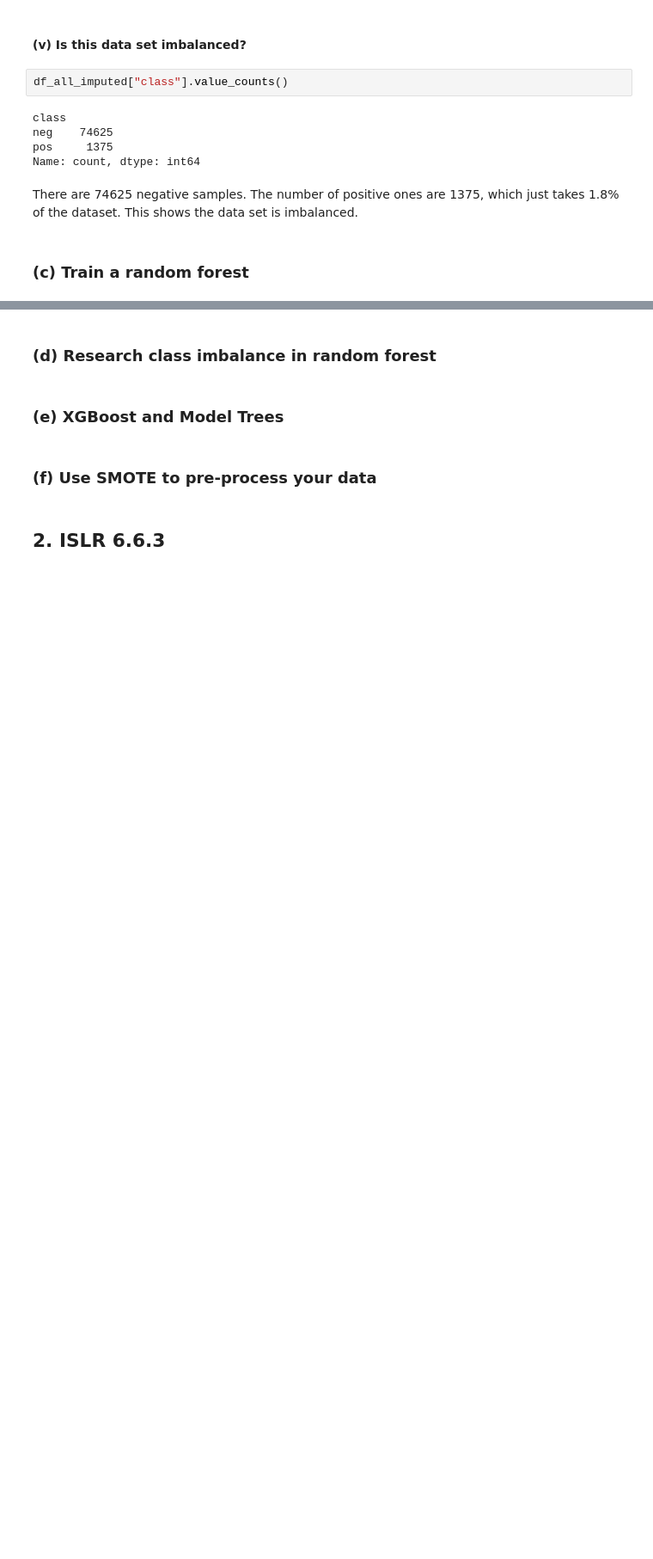
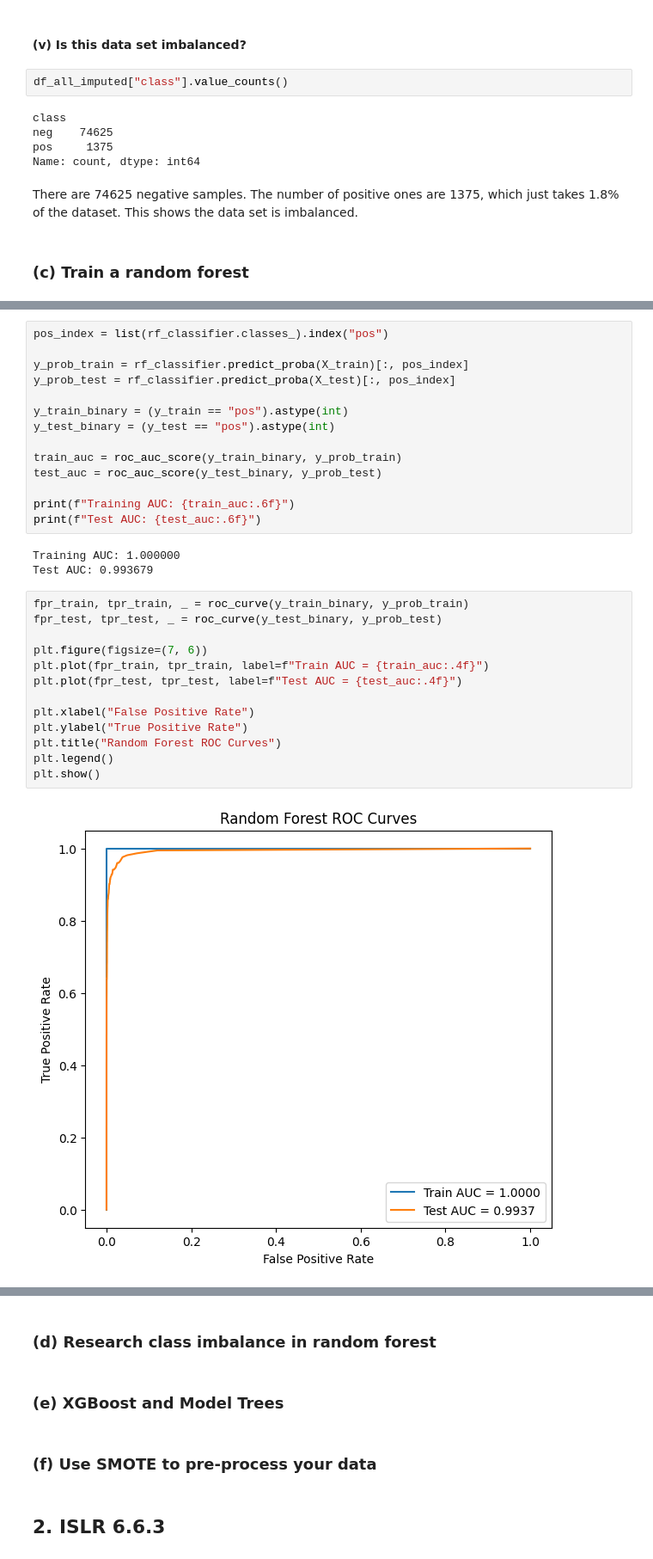
Before and after one commit to cxieusc/DSCI_552_HW6, a Jupyter notebook: notebook/Xie_Chong_HW6.ipynb, the cells around one changed output, grey strips where cells are left out. Shown at 86% size. Saved outputs shown, nothing was run; the diff lists cells and outputs as text; blank space fills up the shorter version.

```diff
--- a/notebook/Xie_Chong_HW6.ipynb
+++ b/notebook/Xie_Chong_HW6.ipynb
@@ -215,0 +262,32 @@ There are 74625 negative samples. The number of positive ones are 1375, which ju
+# %%
+pos_index = list(rf_classifier.classes_).index("pos")
+
+y_prob_train = rf_classifier.predict_proba(X_train)[:, pos_index]
+y_prob_test = rf_classifier.predict_proba(X_test)[:, pos_index]
+
+y_train_binary = (y_train == "pos").astype(int)
+y_test_binary = (y_test == "pos").astype(int)
+
+train_auc = roc_auc_score(y_train_binary, y_prob_train)
+test_auc = roc_auc_score(y_test_binary, y_prob_test)
+
+print(f"Training AUC: {train_auc:.6f}")
+print(f"Test AUC: {test_auc:.6f}")
+# %% [output]
+Training AUC: 1.000000
+Test AUC: 0.993679
+# %%
+fpr_train, tpr_train, _ = roc_curve(y_train_binary, y_prob_train)
+fpr_test, tpr_test, _ = roc_curve(y_test_binary, y_prob_test)
+
+plt.figure(figsize=(7, 6))
+plt.plot(fpr_train, tpr_train, label=f"Train AUC = {train_auc:.4f}")
+plt.plot(fpr_test, tpr_test, label=f"Test AUC = {test_auc:.4f}")
+
+plt.xlabel("False Positive Rate")
+plt.ylabel("True Positive Rate")
+plt.title("Random Forest ROC Curves")
+plt.legend()
+plt.show()
+# %% [output]
+[figure, added]
```
Also changed, not shown: parts of 7 cells of this notebook.
